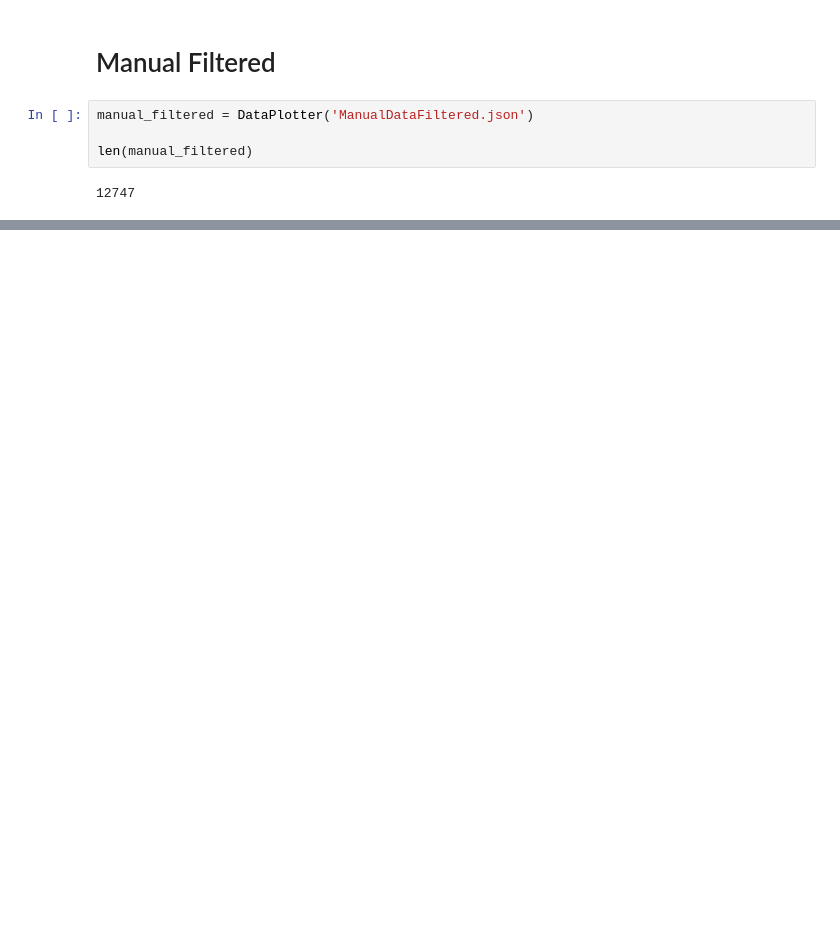
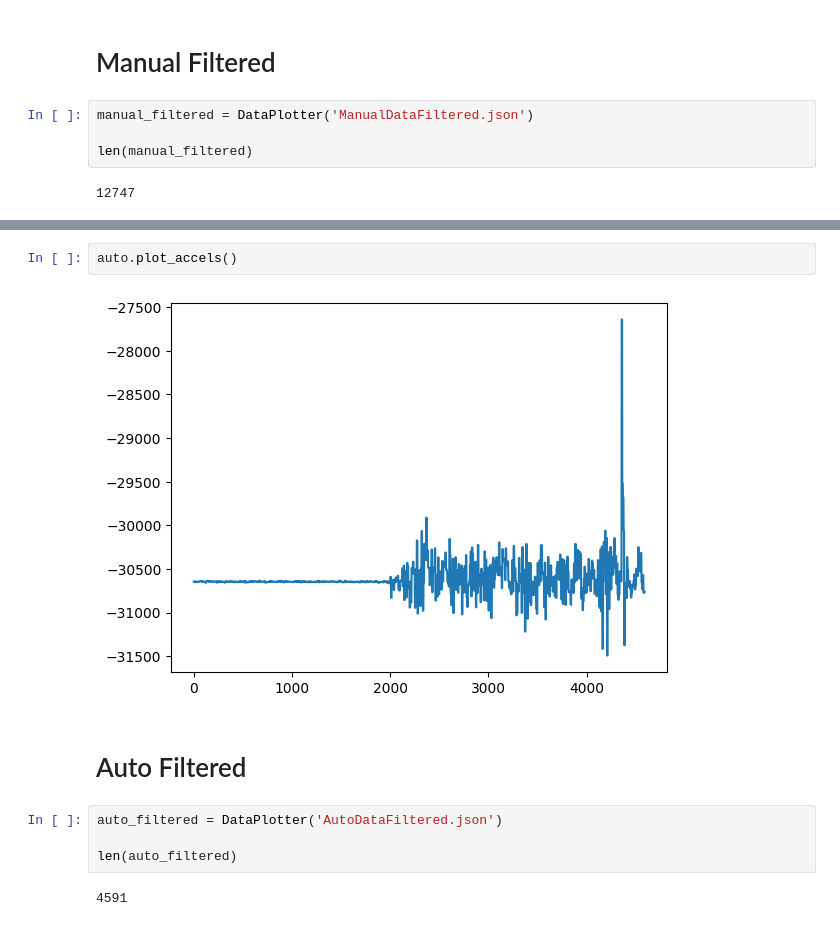
Before and after one commit to gaitovrat/bachelor, a Jupyter notebook: Notebooks/Sensors.ipynb, the cells around one changed output, grey strips where cells are left out. Drawn from its saved outputs; the diff is of its cells as text; blank space fills up the shorter version.

```diff
--- a/Notebooks/Sensors.ipynb
+++ b/Notebooks/Sensors.ipynb
@@ -143,0 +156,12 @@ manual_filtered.plot_accels()
+# %%
+auto.plot_accels()
+# %% [output]
+[figure, added]
+# %% [markdown]
+# Auto Filtered
+# %%
+auto_filtered = DataPlotter('AutoDataFiltered.json')
+
+len(auto_filtered)
+# %% [output]
+4591
```
Also changed, not shown: parts of 10 cells of this notebook, 1 other file.
